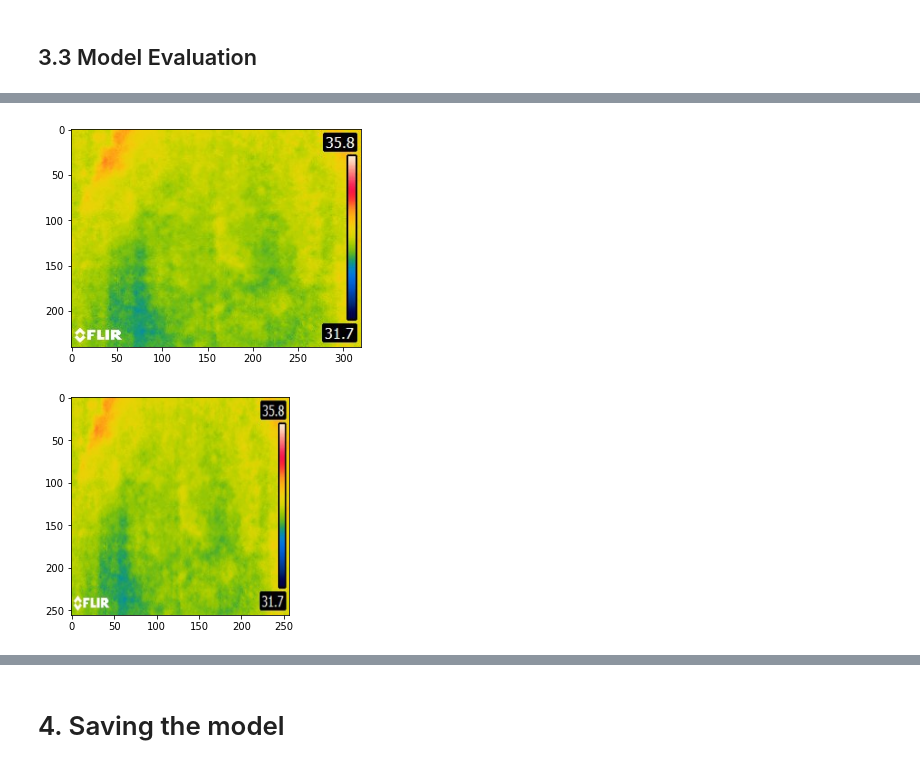
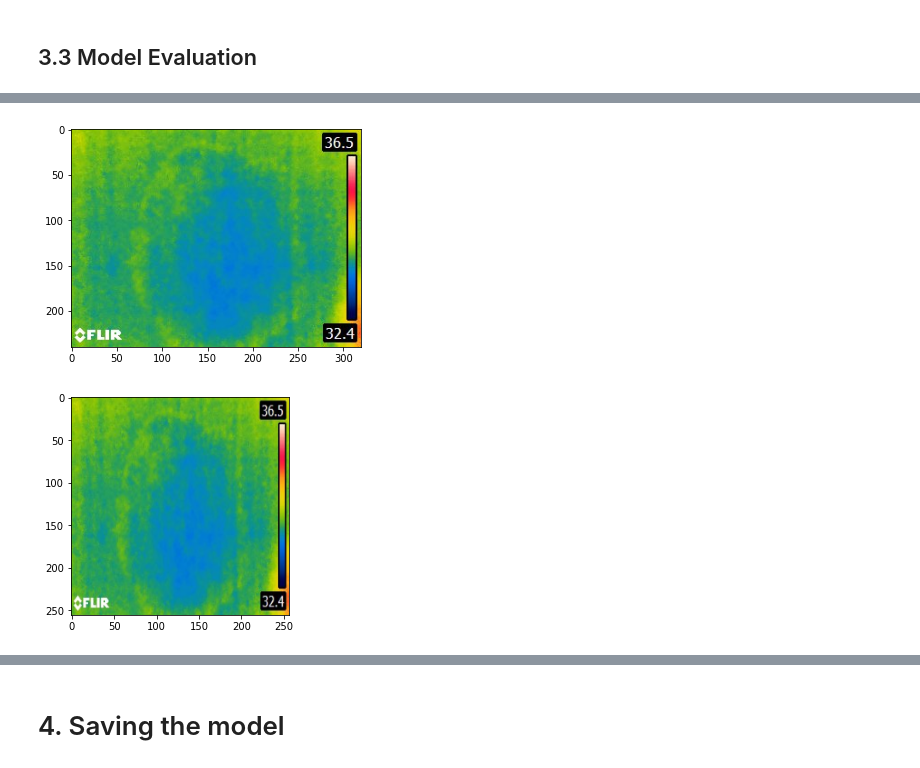
Before and after one commit to codingprateek/Food-Grain-Adulteration, a Jupyter notebook: pure_mixed_classification.ipynb, the cells around one changed output, grey strips where cells are left out. Drawn from its saved outputs; the diff is of its cells as text; code cells hidden in the pictures.

```diff
--- a/pure_mixed_classification.ipynb
+++ b/pure_mixed_classification.ipynb
@@ -208,15 +233,15 @@ tf.Tensor(0.95, shape=(), dtype=float32) tf.Tensor(0.91935486, shape=(), dtype=f
 # %%
-img = cv2.imread('test/mixed.jpg')
+img = cv2.imread('test/pure.jpg')
 img = cv2.cvtColor(img, cv2.COLOR_BGR2RGB)
 plt.imshow(img)
 plt.show()
 # %% [output]
-[figure, old version]
+[figure, new version]
 # %%
 resize = tf.image.resize(img, (256,256))
 plt.imshow(resize.numpy().astype(int))
 plt.show()
 # %% [output]
-[figure, old version]
+[figure, new version]
 # %%
 yhat = model.predict(np.expand_dims(resize/255, 0))
```
Also changed, not shown: parts of 14 cells of this notebook.
